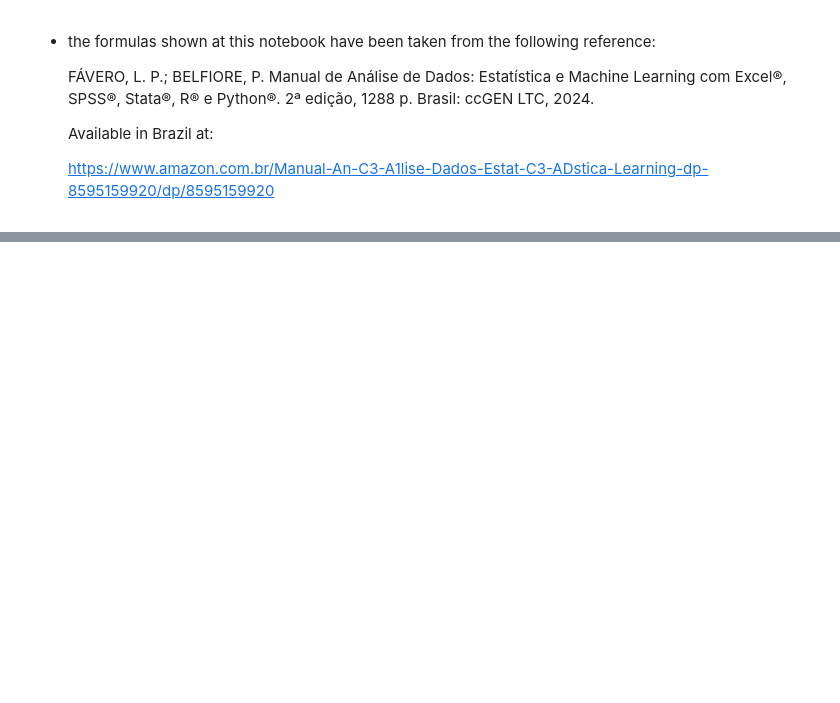
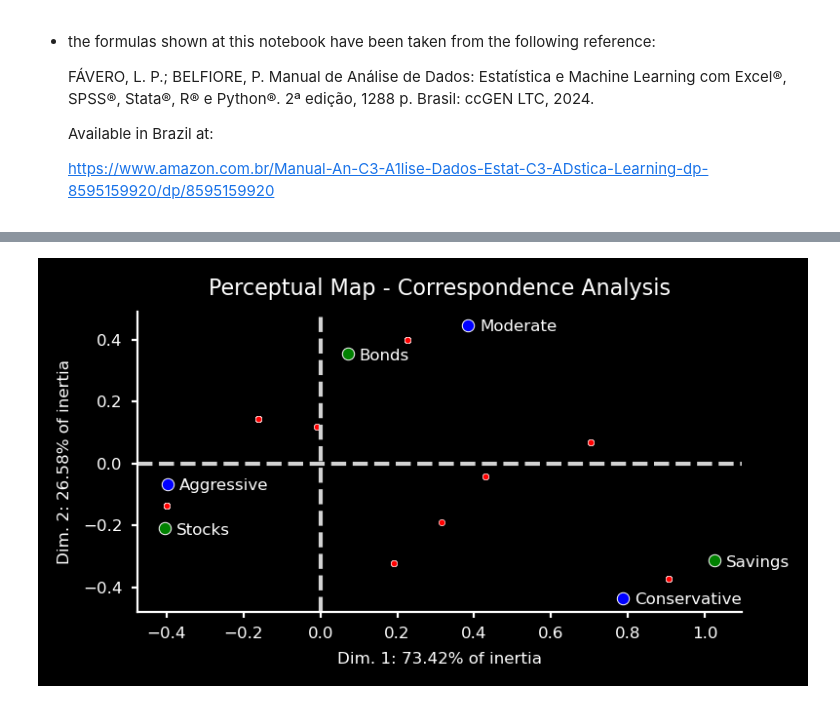
Before and after one commit to danielpm1982/sample-ml-correspondence-analysis, a Jupyter notebook: sample-ml-simple-correspondence-analysis-investments.ipynb, the cells around one changed output, grey strips where cells are left out. Cells and saved outputs as stored; diff of their text form; code cells hidden in the pictures; blank space fills up the shorter version.

```diff
--- a/sample-ml-simple-correspondence-analysis-investments.ipynb
+++ b/sample-ml-simple-correspondence-analysis-investments.ipynb
@@ -32,0 +533,64 @@ else:
+# %%
+# We can also overlay the previous categories' perceptual map with the observations themselves. From the categories' combination
+# (row and column) of each observation, we simply take the average point and plot that as a quantitative representation of the
+# qualitative data observation. Transforming qualitative into quantitative data, as such, does not generate arbitrary weighting
+# error.
+
+# We first rename the columns from the original data df, identifying the row and column categories, then we add the categories'
+# coordinates to each corresponding observation categories' pair and finally we calculate the average coordinates to each
+# observation, as the average coordinates of the respective categories, as below:
+
+# Identifying row and column categories (renaming original df columns)
+observation_coordinates = client_financial_products.rename(columns={'PROFILE':'var_row',
+                                   'INVESTMENT':'var_col'})
+
+# Merging the calculated categories' coordinates
+observation_coordinates = pd.merge(observation_coordinates, chart_df_row, how='left', on='var_row')
+observation_coordinates = pd.merge(observation_coordinates, chart_df_col, how='left', on='var_col')
+
+# Calculating the average coordinates of each observation (average coordinates of respective categories)
+# Observe that the average X value of each observation is the average X value of the two respective categories, while the Y value
+# of each observation is the average Y value of the same two respective categories
+observation_coordinates['x_obs'] = observation_coordinates[['x_row','x_col']].mean(axis=1)
+observation_coordinates['y_obs'] = observation_coordinates[['y_row','y_col']].mean(axis=1)
+
+# Re-plotting the perceptual map (now with both categories and all observations)
+
+chart_df_row = pd.DataFrame({'var_row': contingency_df.index,
+                             'x_row': ca.row_coordinates(contingency_df)[0].values,
+                             'y_row': ca.row_coordinates(contingency_df)[1].values})
+
+chart_df_col = pd.DataFrame({'var_col': contingency_df.columns,
+                             'x_col': ca.column_coordinates(contingency_df)[0].values,
+                             'y_col': ca.column_coordinates(contingency_df)[1].values})
+
+plt.figure(figsize=(4, 2), dpi=200)
+
+def label_point(x, y, val, ax):
+    a = pd.concat({'x': x, 'y': y, 'val': val}, axis=1)
+    for i, point in a.iterrows():
+        ax.text(point['x'] + 0.03, point['y'] - 0.02, point['val'], fontsize=6)
+
+label_point(x = chart_df_col['x_col'],
+            y = chart_df_col['y_col'],
+            val = chart_df_col['var_col'],
+            ax = plt.gca())
+
+label_point(x = chart_df_row['x_row'],
+            y = chart_df_row['y_row'],
+            val = chart_df_row['var_row'],
+            ax = plt.gca())
+
+sns.scatterplot(data=chart_df_row, x='x_row', y='y_row', s=20, color="blue")
+sns.scatterplot(data=chart_df_col, x='x_col', y='y_col', s=20, color="green")
+sns.scatterplot(data=observation_coordinates, x='x_obs', y='y_obs', s=5, color='red')
+sns.despine(top=True, right=True, left=False, bottom=False)
+plt.axhline(y=0, color='lightgrey', ls='--')
+plt.axvline(x=0, color='lightgrey', ls='--')
+plt.tick_params(size=2, labelsize=6)
+plt.title("Perceptual Map - Correspondence Analysis", fontsize=8)
+plt.xlabel(f"Dim. 1: {eigenvalues_df.iloc[0,1]} of inertia", fontsize=6)
+plt.ylabel(f"Dim. 2: {eigenvalues_df.iloc[1,1]} of inertia", fontsize=6)
+plt.show()
+# %% [output]
+[figure, added]
```
Also changed, not shown: parts of 51 cells of this notebook, 30 other files.
